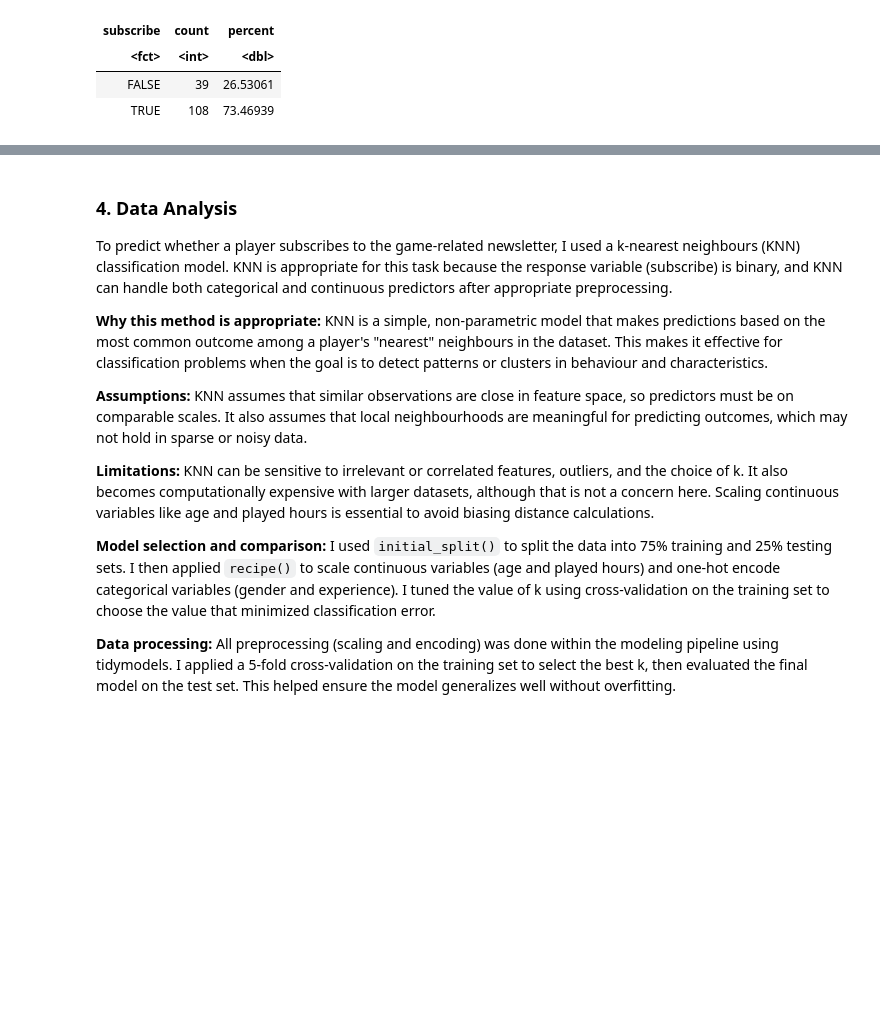
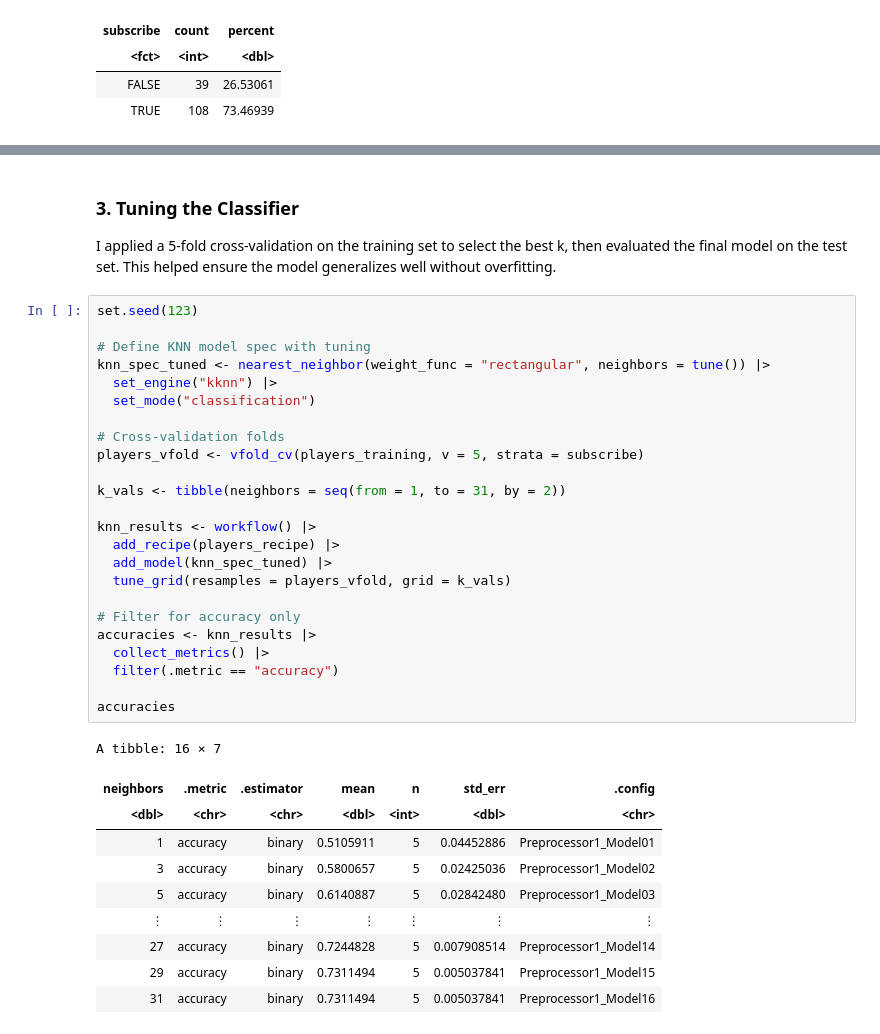
Before and after one commit to victoriazhou111/dsci-100-project, a Jupyter notebook: project_report.ipynb, the cells around one changed output, grey strips where cells are left out. Saved outputs shown, nothing was run; the diff lists cells and outputs as text; blank space fills up the shorter version.

```diff
--- a/project_report.ipynb
+++ b/project_report.ipynb
@@ -228,18 +311,39 @@ Most gender groups show high subscription rates, particularly Non-binary, Two-Sp
 # %% [markdown]
-### 4. Data Analysis
-To predict whether a player subscribes to the game-related newsletter, I used a k-nearest neighbours (KNN) classification model. KNN is appropriate for this task because the response variable (subscribe) is binary, and KNN can handle both categorical and continuous predictors after appropriate preprocessing.
+### 3. Tuning the Classifier
 
-**Why this method is appropriate:**
-KNN is a simple, non-parametric model that makes predictions based on the most common outcome among a player's "nearest" neighbours in the dataset. This makes it effective for classification problems when the goal is to detect patterns or clusters in behaviour and characteristics.
-
-**Assumptions:**
-KNN assumes that similar observations are close in feature space, so predictors must be on comparable scales. It also assumes that local neighbourhoods are meaningful for predicting outcomes, which may not hold in sparse or noisy data.
-
-**Limitations:**
-KNN can be sensitive to irrelevant or correlated features, outliers, and the choice of k. It also becomes computationally expensive with larger datasets, although that is not a concern here. Scaling continuous variables like age and played hours is essential to avoid biasing distance calculations.
-
-**Model selection and comparison:**
-I used `initial_split()` to split the data into 75% training and 25% testing sets. I then applied `recipe()` to scale continuous variables (age and played hours) and one-hot encode categorical variables (gender and experience). I tuned the value of k using cross-validation on the training set to choose the value that minimized classification error.
-
-**Data processing:**
-All preprocessing (scaling and encoding) was done within the modeling pipeline using tidymodels. I applied a 5-fold cross-validation on the training set to select the best k, then evaluated the final model on the test set. This helped ensure the model generalizes well without overfitting.
+I applied a 5-fold cross-validation on the training set to select the best k, then evaluated the final model on the test set. This helped ensure the model generalizes well without overfitting.
+# %%
+set.seed(123)
+
+# Define KNN model spec with tuning
+knn_spec_tuned <- nearest_neighbor(weight_func = "rectangular", neighbors = tune()) |>
+  set_engine("kknn") |>
+  set_mode("classification")
+
+# Cross-validation folds
+players_vfold <- vfold_cv(players_training, v = 5, strata = subscribe)
+
+k_vals <- tibble(neighbors = seq(from = 1, to = 31, by = 2))
+
+knn_results <- workflow() |>
+  add_recipe(players_recipe) |>
+  add_model(knn_spec_tuned) |>
+  tune_grid(resamples = players_vfold, grid = k_vals)
+
+# Filter for accuracy only
+accuracies <- knn_results |>
+  collect_metrics() |>
+  filter(.metric == "accuracy")
+
+accuracies
+# %% [output]
+A tibble: 16 × 7
+| neighbors | .metric | .estimator | mean | n | std_err | .config |
+| <dbl> | <chr> | <chr> | <dbl> | <int> | <dbl> | <chr> |
+| 1 | accuracy | binary | 0.5105911 | 5 | 0.04452886 | Preprocessor1_Model01 |
+| 3 | accuracy | binary | 0.5800657 | 5 | 0.02425036 | Preprocessor1_Model02 |
+| 5 | accuracy | binary | 0.6140887 | 5 | 0.02842480 | Preprocessor1_Model03 |
+| ⋮ | ⋮ | ⋮ | ⋮ | ⋮ | ⋮ | ⋮ |
+| 27 | accuracy | binary | 0.7244828 | 5 | 0.007908514 | Preprocessor1_Model14 |
+| 29 | accuracy | binary | 0.7311494 | 5 | 0.005037841 | Preprocessor1_Model15 |
+| 31 | accuracy | binary | 0.7311494 | 5 | 0.005037841 | Preprocessor1_Model16 |
```
Also changed, not shown: parts of 26 cells of this notebook.
